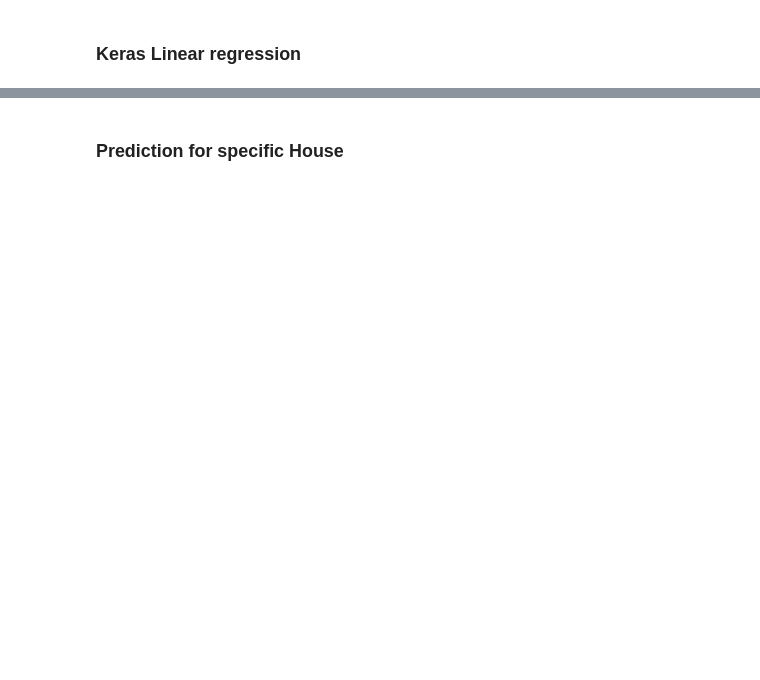
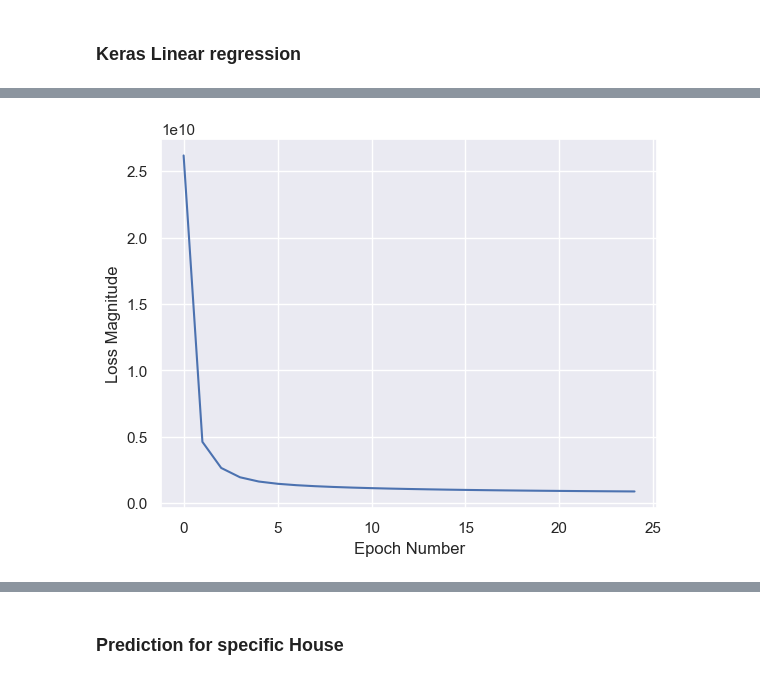
Before and after one commit to pavellikavec/House_Price, a Jupyter notebook: House_Price_Final_Work.ipynb, the cells around one changed output, grey strips where cells are left out. Drawn from its saved outputs; the diff is of its cells as text; code cells hidden in the pictures; blank space fills up the shorter version.

```diff
--- a/House_Price_Final_Work.ipynb
+++ b/House_Price_Final_Work.ipynb
@@ -965,7 +926,7 @@ X_train, X_test, y_train, y_test = train_test_split(X[col_sel_best], y, test_siz
 param_grid = {
     'n_estimators': [338, 339, 340],      # Number of boosting rounds
     'max_depth': [4, 5, 6],               # Maximum tree depth for base learners
-    'learning_rate': [0.09, 0.10, 0,11],  # Boosting learning rate
+    'learning_rate': [0.09, 0.10, 0.11],  # Boosting learning rate
     'subsample': [0.82, 0.83],      # Subsample ratio of the training instance
 }
 
@@ -1032,7 +993,7 @@ y_pred = model_GradientBoostingRegressor.predict(X_test)
 
 # Evaluate the final model
 final_mse = mean_squared_error(y_test, y_pred)
-print(f"Final Model RMSE: {final_rmse}")
+print(f"Final Model RMSE: {final_mse}")
 # %% [output]
 Best Parameters:
 n_estimators      339.00
@@ -1191,22 +1109,0 @@ Name: 0, dtype: float64
-# %%
-import os
-optimizer = tf.keras.optimizers.Adamax
-# Set random seed for reproducibility
-seed_value = 42
-np.random.seed(seed_value)
-tf.random.set_seed(seed_value)
-# Force TensorFlow to use single-threaded operations (disable parallelism)
-os.environ['TF_DETERMINISTIC_OPS'] = '1'
-os.environ['CUDA_VISIBLE_DEVICES'] = ''
-
-learning_rate=0.008
-opt = optimizer(learning_rate)
-model.compile(loss='mean_squared_error', optimizer=opt, metrics=[root_mean_squared_error])
-epochs=1000
-# Train the model
-history = model.fit(X_train, y_train, epochs, verbose=False)
-
-# Evaluate the model
-evaluation = model.evaluate(X_test, y_test, verbose=0)
-mse, rmse = evaluation[0], evaluation[1]
-print(f"ME: {rmse} epochs: {epochs} learning rate: {learning_rate}")
@@ -1216,0 +1321,7 @@ ME: 35531.2890625 epochs: 1000 learning rate: 0.008
+# %%
+plt.plot(history.history['loss'])
+plt.xlabel('Epoch Number')
+plt.ylabel("Loss Magnitude")
+plt.show()
+# %% [output]
+[figure, added]
```
Also changed, not shown: parts of 35 cells of this notebook, 1 other file.
